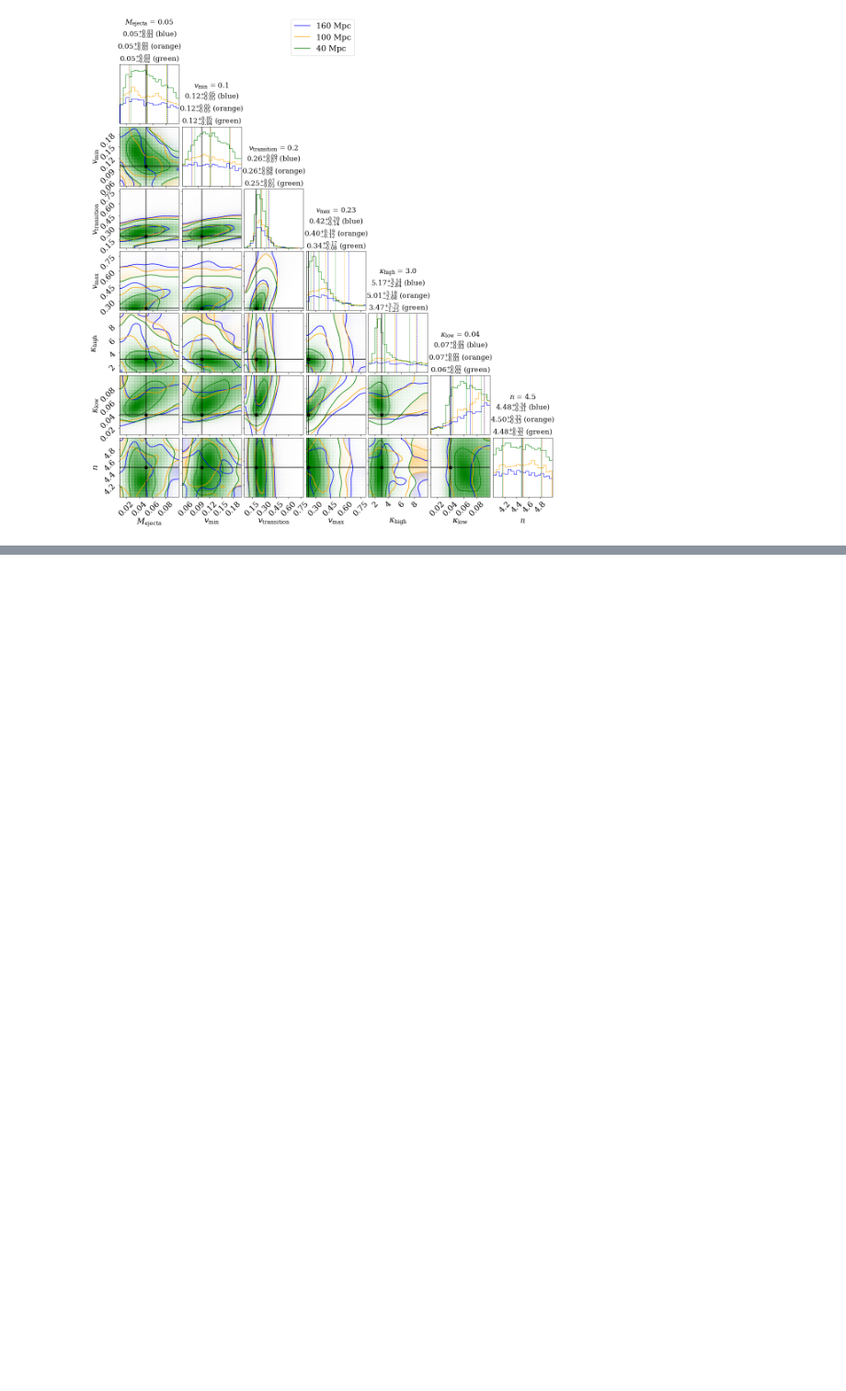
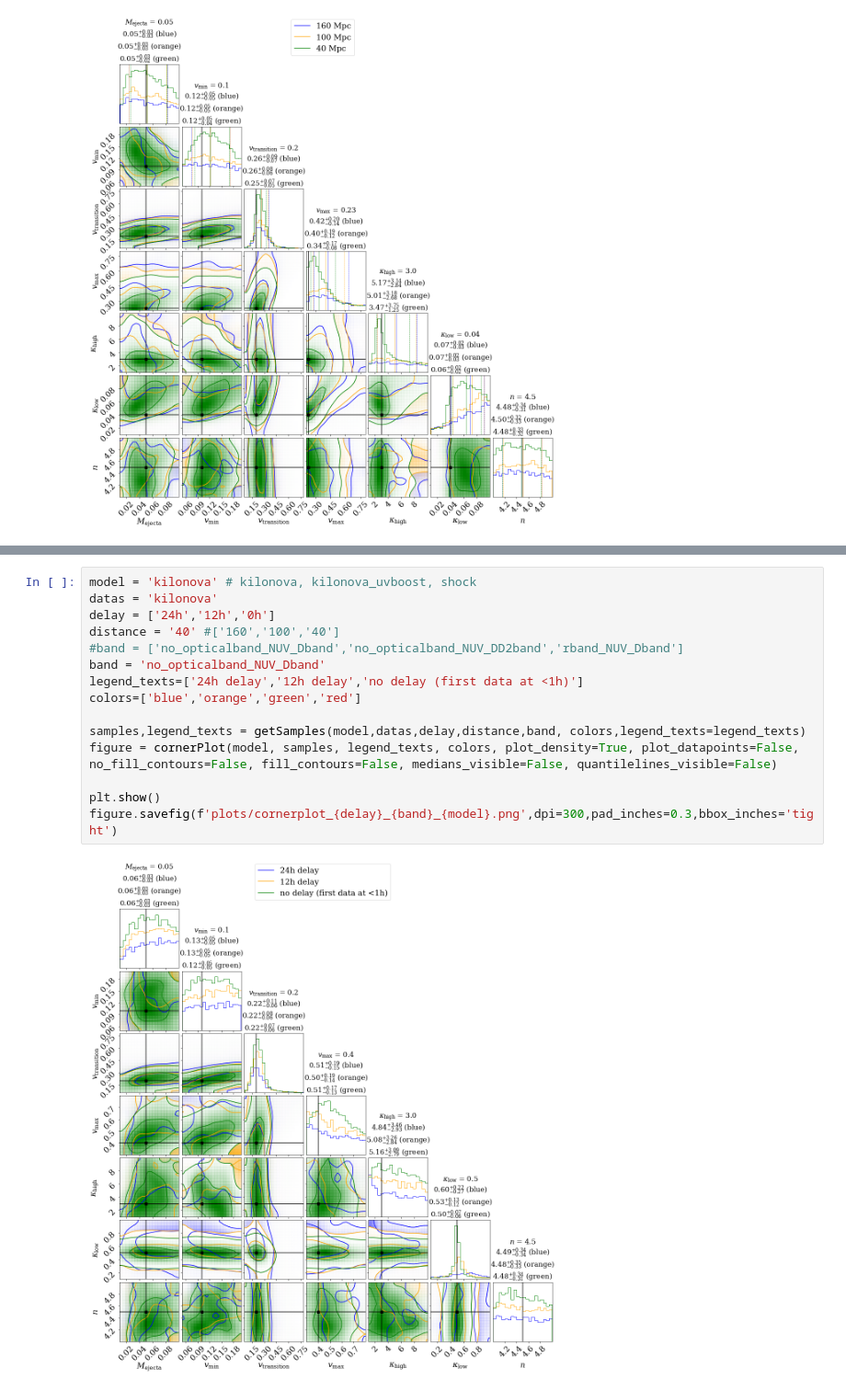
Before and after one commit to Basdorsman/kilonova-bayesian-analysis, a Jupyter notebook: post_processing/Cornerplots.ipynb, the cells around one changed output, grey strips where cells are left out. Shown at 92% size. Drawn from its saved outputs; the diff is of its cells as text; blank space fills up the shorter version.

```diff
--- a/post_processing/Cornerplots.ipynb
+++ b/post_processing/Cornerplots.ipynb
@@ -71,0 +88,17 @@ figure.savefig(f'plots/cornerplot_{band}_{model}.png',dpi=300,pad_inches=0.3,bbo
+# %%
+model = 'kilonova' # kilonova, kilonova_uvboost, shock
+datas = 'kilonova'
+delay = ['24h','12h','0h']
+distance = '40' #['160','100','40']
+#band = ['no_opticalband_NUV_Dband','no_opticalband_NUV_DD2band','rband_NUV_Dband']
+band = 'no_opticalband_NUV_Dband'
+legend_texts=['24h delay','12h delay','no delay (first data at <1h)']
+colors=['blue','orange','green','red']
+
+samples,legend_texts = getSamples(model,datas,delay,distance,band, colors,legend_texts=legend_texts)
+figure = cornerPlot(model, samples, legend_texts, colors, plot_density=True, plot_datapoints=False, no_fill_contours=False, fill_contours=False, medians_visible=False, quantilelines_visible=False)
+
+plt.show()
+figure.savefig(f'plots/cornerplot_{delay}_{band}_{model}.png',dpi=300,pad_inches=0.3,bbox_inches='tight')
+# %% [output]
+[figure, added]
```
Also changed, not shown: parts of 1 cell of this notebook, 6 other files.
